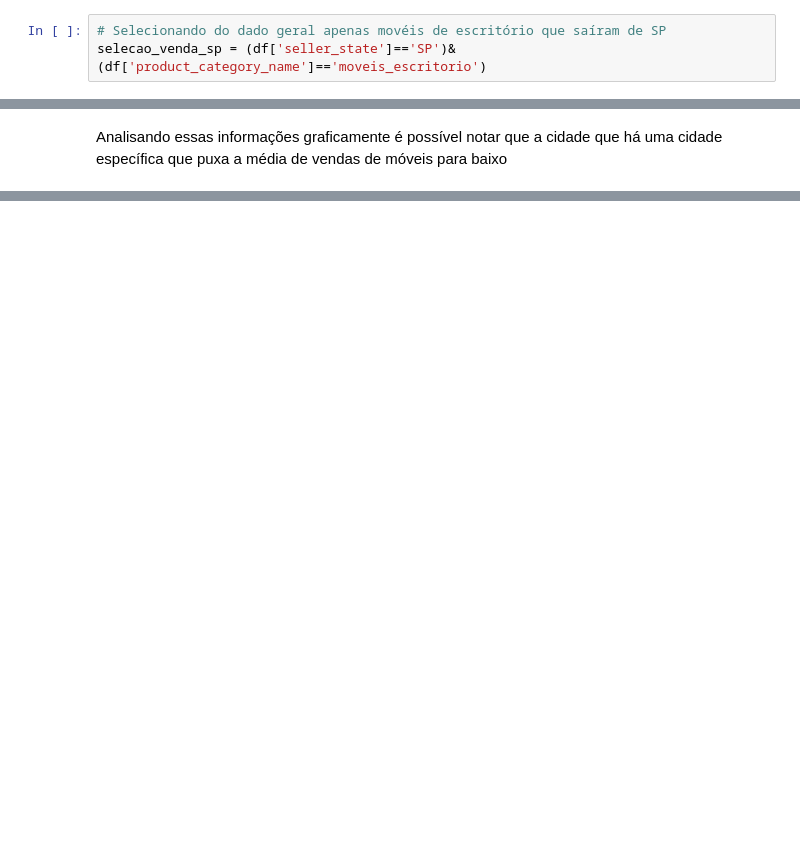
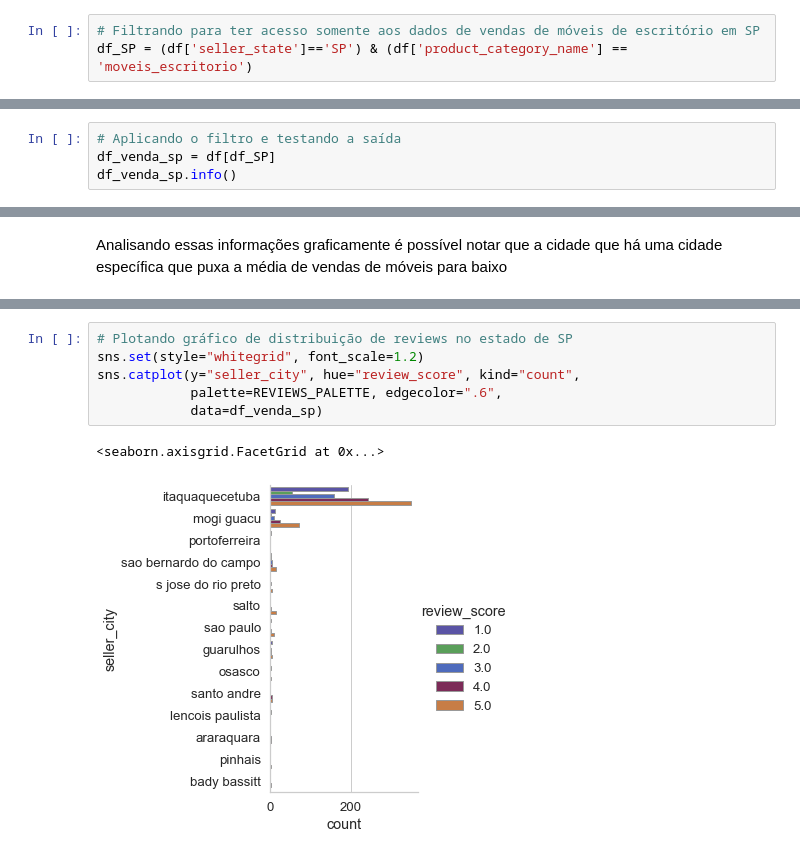
Before and after one commit to petersonrs/projetostack, a Jupyter notebook: analise_exploratoria.ipynb, the cells around one changed output, grey strips where cells are left out. Saved outputs shown, nothing was run; the diff lists cells and outputs as text; blank space fills up the shorter version.

```diff
--- a/analise_exploratoria.ipynb
+++ b/analise_exploratoria.ipynb
@@ -195,3 +222,3 @@ Além disso, existem 585 comentários para o setor de móveis de escritório, se
 # %%
-# Selecionando do dado geral apenas movéis de escritório que saíram de SP
-selecao_venda_sp = (df['seller_state']=='SP')& (df['product_category_name']=='moveis_escritorio')
+# Filtrando para ter acesso somente aos dados de vendas de móveis de escritório em SP
+df_SP = (df['seller_state']=='SP') & (df['product_category_name'] == 'moveis_escritorio')
@@ -218,0 +225,4 @@ memory usage: 377.8+ KB
+# %%
+# Aplicando o filtro e testando a saída
+df_venda_sp = df[df_SP]
+df_venda_sp.info()
@@ -271,0 +292,9 @@ Distribuição dos zipcode_prefix na cidade de Itaquaquetecetuba:
+# %%
+# Plotando gráfico de distribuição de reviews no estado de SP
+sns.set(style="whitegrid", font_scale=1.2)
+sns.catplot(y="seller_city", hue="review_score", kind="count",
+            palette=REVIEWS_PALETTE, edgecolor=".6",
+            data=df_venda_sp)
+# %% [output]
+<seaborn.axisgrid.FacetGrid at 0x...>
+[figure, added]
```
Also changed, not shown: parts of 71 cells of this notebook, 5 other files.
